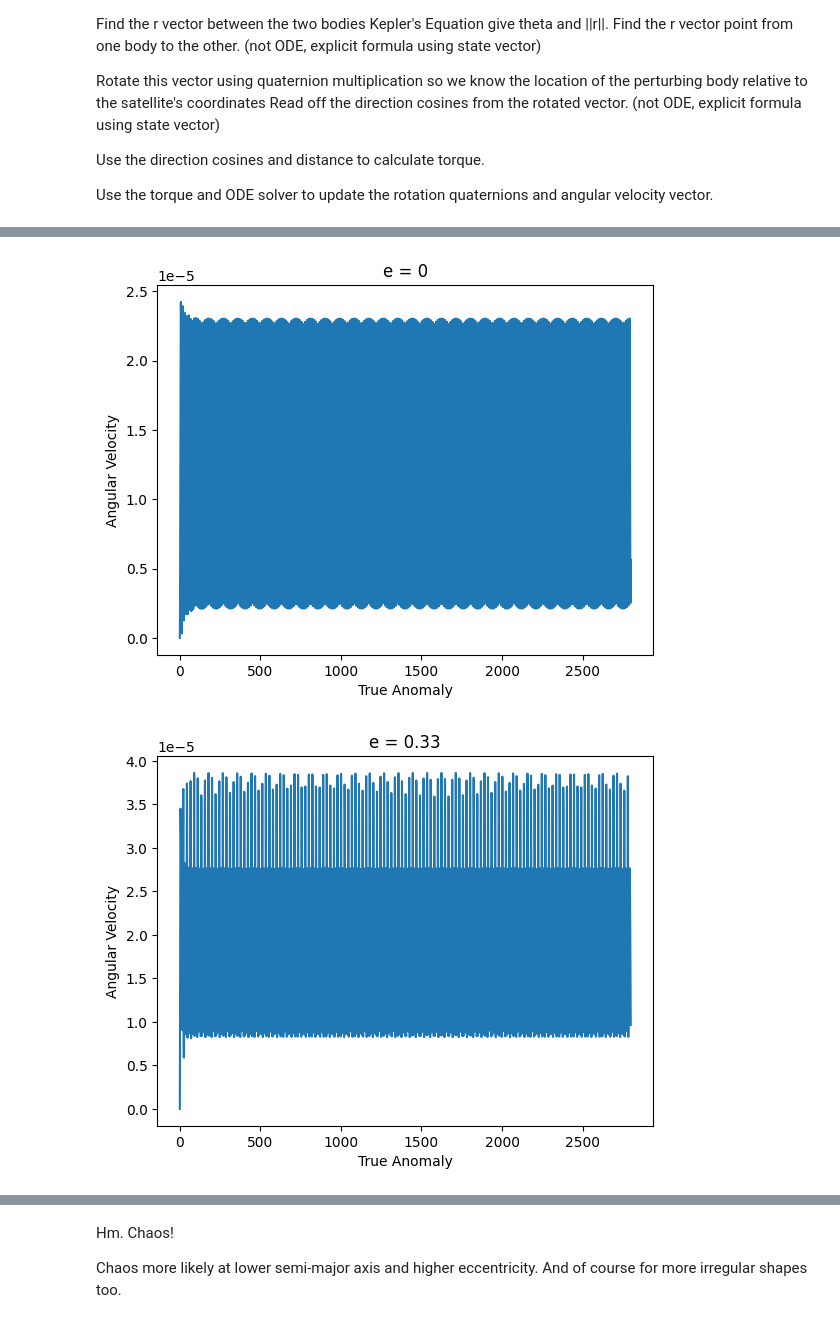
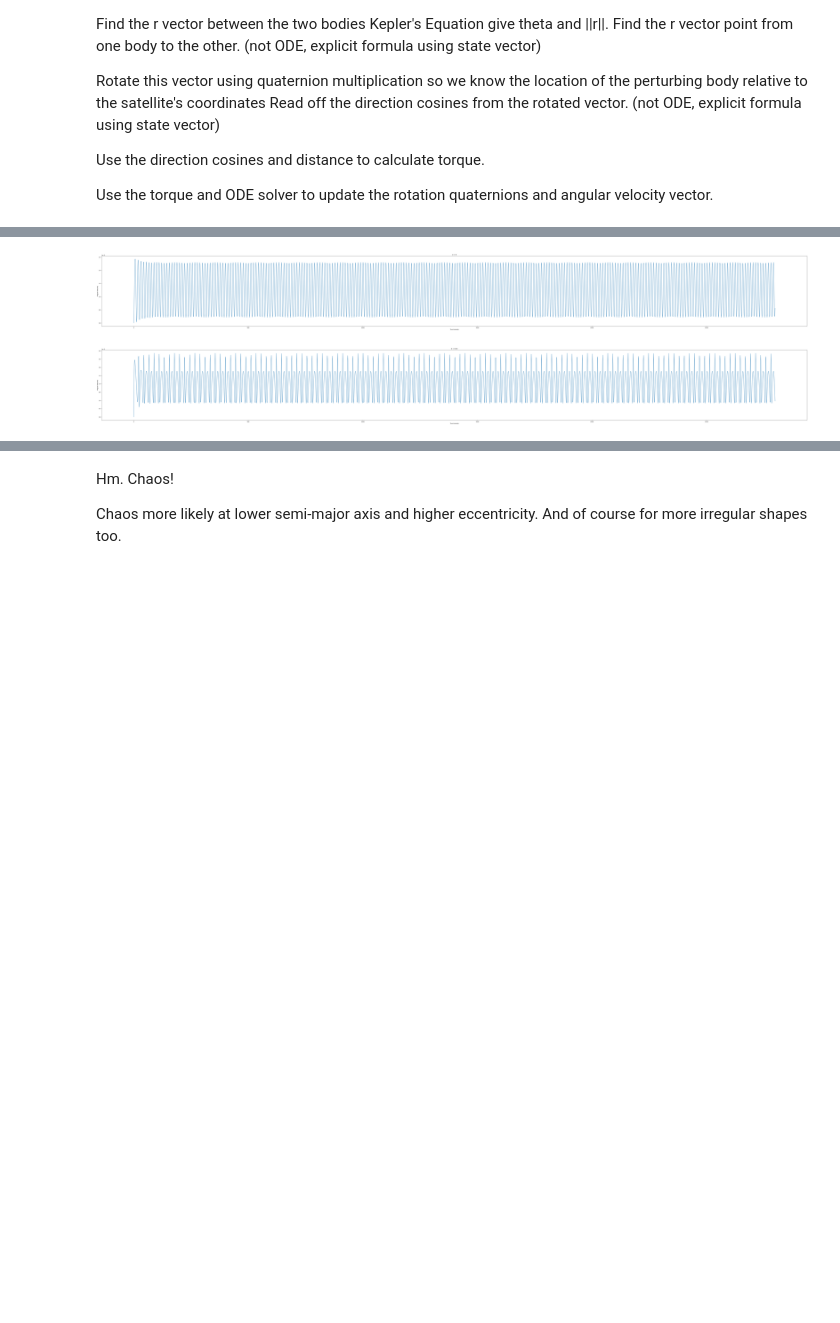
Before and after one commit to Aisihe/OrbitalDynamics, a Jupyter notebook: Step1-ChaoticRotations.ipynb, the cells around one changed output, grey strips where cells are left out. Drawn from its saved outputs; the diff is of its cells as text; code cells hidden in the pictures; blank space fills up the shorter version.

```diff
--- a/Step1-ChaoticRotations.ipynb
+++ b/Step1-ChaoticRotations.ipynb
@@ -117,26 +117,31 @@ A = [0.3, 0.4, 0.5]
 for i in range(3):
     sol = integrate.odeint(func=ODE, y0=state_naught, t=np.linspace(0, T, sampleNumber), args=(G, M, a, e, A[i], B, C))
 
-    Mean_Anomaly = np.sqrt(G * M / a**3) * timePoints
-    E = findEccentericAnomaly(Mean_Anomaly, e)
-    nu_array = np.unwrap(2 * np.arctan2(np.sqrt(1 + e) * np.sin(E/2), np.sqrt(1 - e) * np.cos(E/2)))
-    nu_array = nu_array * 180 / np.pi #degree conversion
+    # Mean_Anomaly = np.sqrt(G * M / a**3) * timePoints
+    # E = findEccentericAnomaly(Mean_Anomaly, e)
+    # nu_array = np.unwrap(2 * np.arctan2(np.sqrt(1 + e) * np.sin(E/2), np.sqrt(1 - e) * np.cos(E/2)))
+    # nu_array = nu_array * 180 / np.pi #degree conversion
 
-    r = a * (1 - e * np.cos(E)) / 250000000000000
 
     angularvelocities = np.sqrt(np.sum(np.pow(sol[:, 0:3], 2), axis=1))
     angularaccelerations = 100*np.gradient(angularvelocities)
-
 
     plt.figure()
     plt.title(f"A = {A[i]}")
     plt.xlabel("True Anomaly")
     plt.ylabel("Angular Velocity")
-    plt.xticks(np.arange(90, 360 * numOrbits, 90))
-    plt.scatter(nu_array, angularvelocities, s=15)
+    #plt.xticks(np.arange(90, 360 * numOrbits, 90))
+    #plt.scatter(nu_array, angularvelocities, s=15)
+    plt.plot(angularvelocities)
     # plt.scatter(nu_array, angularaccelerations, s=15)
     # plt.scatter(nu_array, r, s=10)
     plt.show()
 
     torques = []
+
+plt.figure()
+quaternion = np.sqrt(np.sum(sol[:, 3:7]**2, axis=1))
+
+#quaternion_magnitude = np.dot(sol[:, 3:7], sol[:, 3:7])
+plt.plot(quaternion)
 # %% [output]
@@ -146,33 +153,33 @@ for i in range(3):
 # %%
 A = 0.4
 B = 0.5 #a super funky lookin shape
 C = 0.6
 a = 38440000 #moved one order of magnitude closer
 eccentricity = [0, 0.33, 0.66]
 for i in range(3):
     e = eccentricity[i]
     sol = integrate.odeint(func=ODE, y0=state_naught, t=np.linspace(0, T, sampleNumber), args=(G, M, a, e, A, B, C))
     Mean_Anomaly = np.sqrt(G * M / a**3) * np.linspace(0, T, sampleNumber)
     E = findEccentericAnomaly(Mean_Anomaly, e)
     nu_array = np.unwrap(2 * np.arctan2(np.sqrt(1 + e) * np.sin(E/2), np.sqrt(1 - e) * np.cos(E/2)))
     nu_array = nu_array * 180 / np.pi #degree conversion
 
     angularvelocities = np.sqrt(np.sum(np.pow(sol[:, 0:3], 2), axis=1))
 
-    plt.figure()
+    plt.figure(figsize=(100, 10))
     plt.title(f"e = {eccentricity[i]}")
     plt.xlabel("True Anomaly")
     plt.ylabel("Angular Velocity")
     #plt.xticks(np.arange(90, 360 * numOrbits, 90))
     plt.plot(angularvelocities)
     plt.show()
 
 #better graphs,
 #use hyperion graphs
 #try to reproduce graphs
 #integrate over more orbits
 #look for evidence of chaos in some displayable regime
 #edge up to these graphs
 # %% [output]
-[figure, old version]
+[figure, new version]
-[figure, old version]
+[figure, new version]
```
Also changed, not shown: parts of 3 cells of this notebook, 2 other files.
